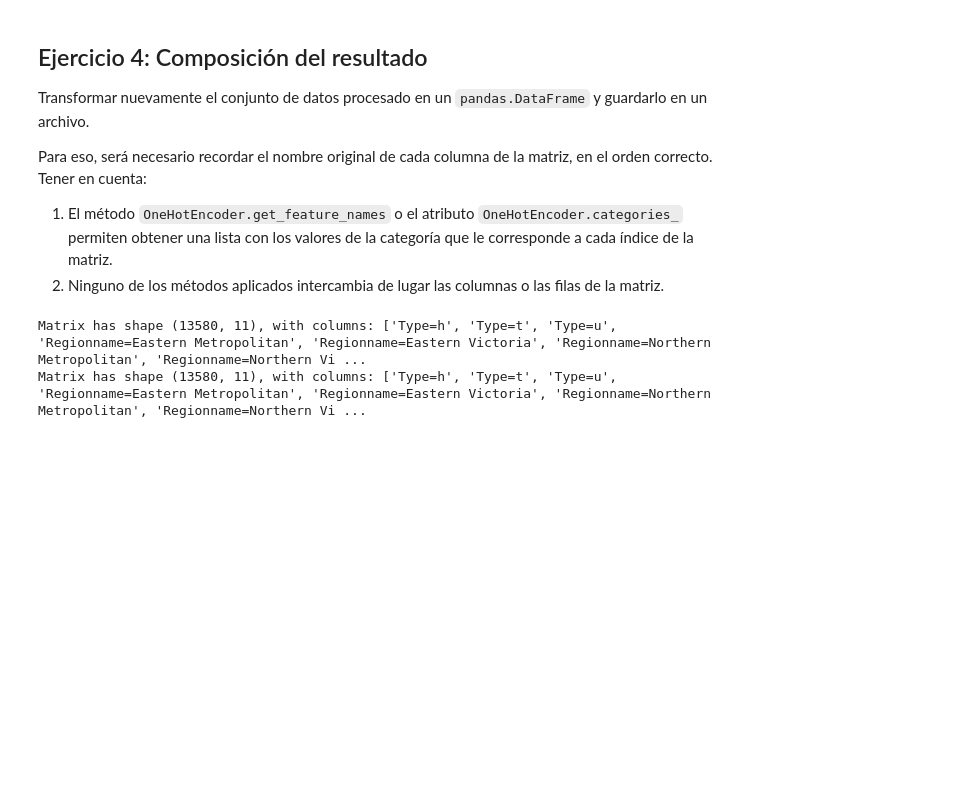
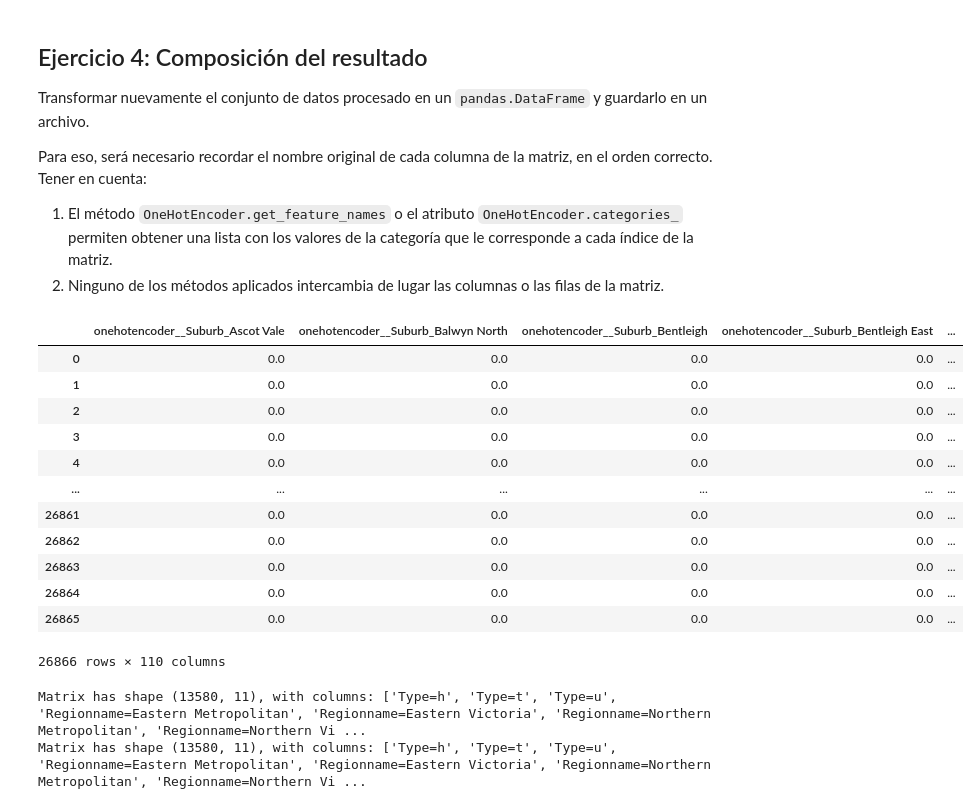
Before and after one commit to diegoflorescba/diplodatos-grupo11-2022, a Jupyter notebook: Analisis y curacion de datos/Entregables/DF_Entregable_Parte_2_2022.ipynb, the cells around one changed output. Drawn from its saved outputs; the diff is of its cells as text; code cells hidden in the pictures; blank space fills up the shorter version.

```diff
--- a/Analisis y curacion de datos/Entregables/DF_Entregable_Parte_2_2022.ipynb
+++ b/Analisis y curacion de datos/Entregables/DF_Entregable_Parte_2_2022.ipynb
@@ -291,3 +360,19 @@ Transformar nuevamente el conjunto de datos procesado en un `pandas.DataFrame` y
 Para eso, será necesario recordar el nombre original de cada columna de la matriz, en el orden correcto. Tener en cuenta:
 1. El método `OneHotEncoder.get_feature_names` o el atributo `OneHotEncoder.categories_` permiten obtener una lista con los valores de la categoría que le corresponde a cada índice de la matriz.
 2. Ninguno de los métodos aplicados intercambia de lugar las columnas o las filas de la matriz.
+# %%
+df_to_impute
+# %% [output]
+|  | onehotencoder__Suburb_Ascot Vale | onehotencoder__Suburb_Balwyn North | onehotencoder__Suburb_Bentleigh | onehotencoder__Suburb_Bentleigh East | ... |
+| 0 | 0.0 | 0.0 | 0.0 | 0.0 | ... |
+| 1 | 0.0 | 0.0 | 0.0 | 0.0 | ... |
+| 2 | 0.0 | 0.0 | 0.0 | 0.0 | ... |
+| 3 | 0.0 | 0.0 | 0.0 | 0.0 | ... |
+| 4 | 0.0 | 0.0 | 0.0 | 0.0 | ... |
+| ... | ... | ... | ... | ... | ... |
+| 26861 | 0.0 | 0.0 | 0.0 | 0.0 | ... |
+| 26862 | 0.0 | 0.0 | 0.0 | 0.0 | ... |
+| 26863 | 0.0 | 0.0 | 0.0 | 0.0 | ... |
+| 26864 | 0.0 | 0.0 | 0.0 | 0.0 | ... |
+| 26865 | 0.0 | 0.0 | 0.0 | 0.0 | ... |
+26866 rows × 110 columns
```
Also changed, not shown: parts of 9 cells of this notebook, 2 other files.
